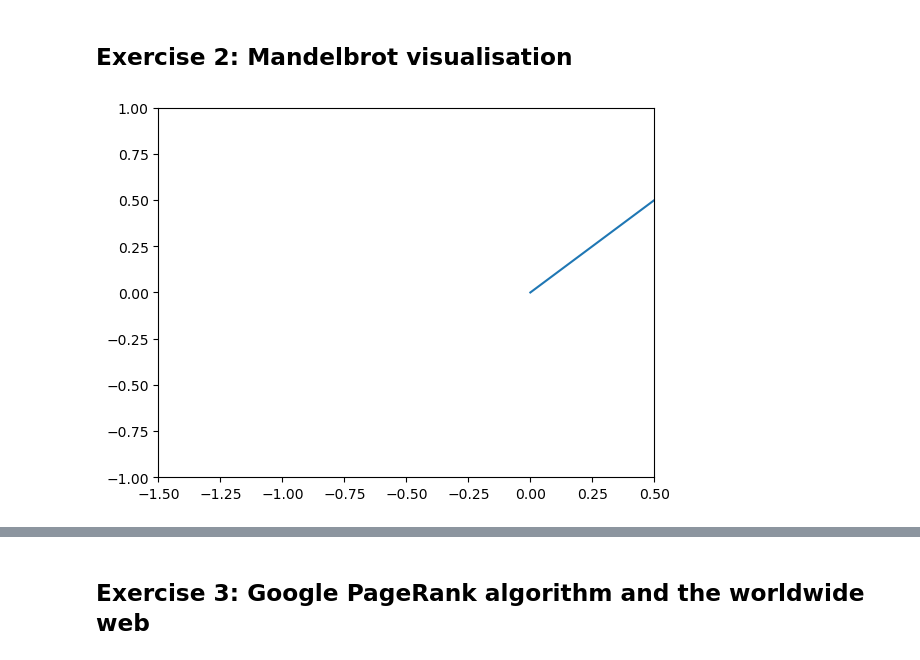
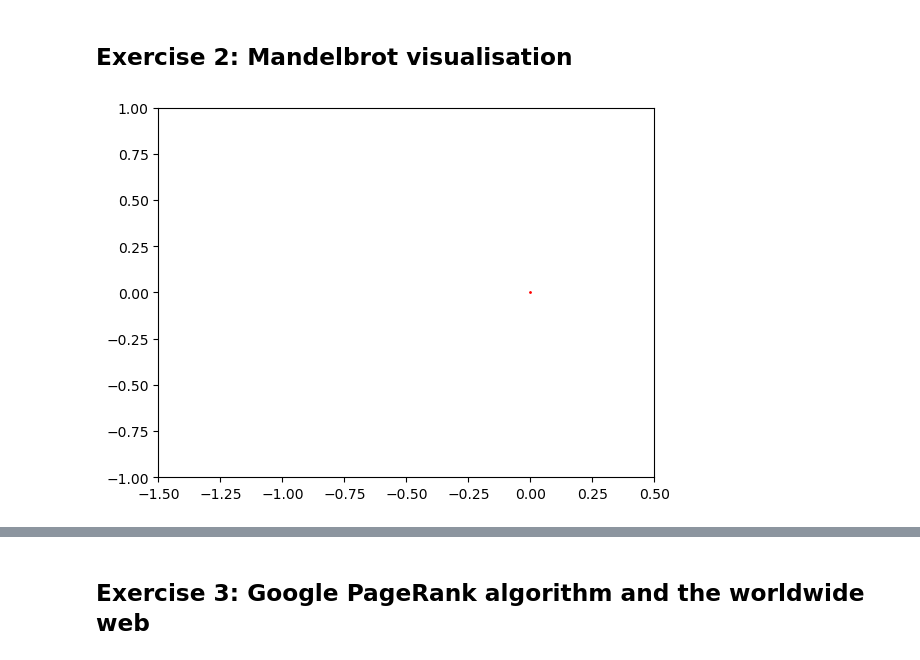
Before and after one commit to OlivierAM23/ds5_assignment_group7, a Jupyter notebook: answer_file.ipynb, the cells around one changed output, grey strips where cells are left out. Cells and saved outputs as stored; diff of their text form; code cells hidden in the pictures.

Commit message:
changed plot marker style

```diff
--- a/answer_file.ipynb
+++ b/answer_file.ipynb
@@ -75,21 +75,21 @@ import matplotlib.patches as patches
 # %%
 #this function makes a mandelbroth set with n amount of iterations using the complex value x+yj (n,x,y)
 def mandelbroth(n,x,y):
     c = complex(x,y)
     a=np.array([0])
     for i in range(n):
         a=np.append(a,a[i]**2+c)
     return a
 #this function takes a numpy array of complex numbers and puts these in a matplotlib.pyplot plot
 def plot_complex(inpt):
-    plt.plot(inpt.real, inpt.imag)
+    plt.plot(inpt.real, inpt.imag, 'o', color = 'red', markersize = 1)
     plt.xlim([-1.5,0.5])
     plt.ylim([-1,1])
 #end of defining functions begining in inputing values
 plot_complex(mandelbroth(10,1,1))
 #this is wrong probably
 # %% [output]
-[figure, old version]
+[figure, new version]
 # %%
 def complex_matrix(xmin, xmax, ymin, ymax, pixel_density):
     real = np.linspace(xmin, xmax, int((xmax-xmin)*pixel_density))
```
Also changed, not shown: parts of 1 cell of this notebook.
